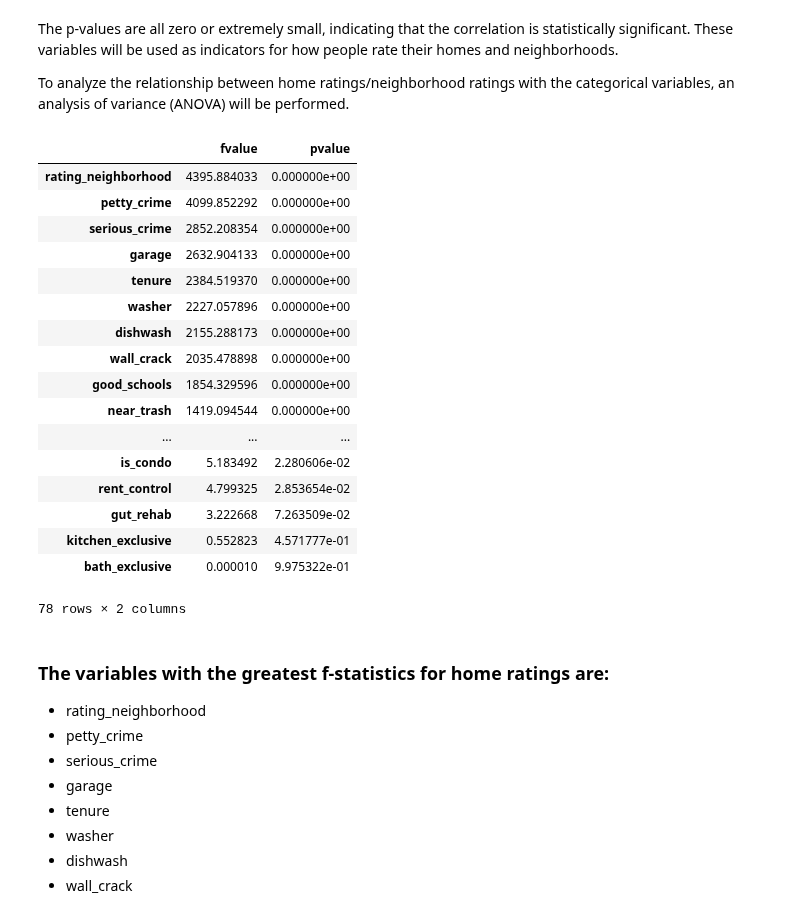
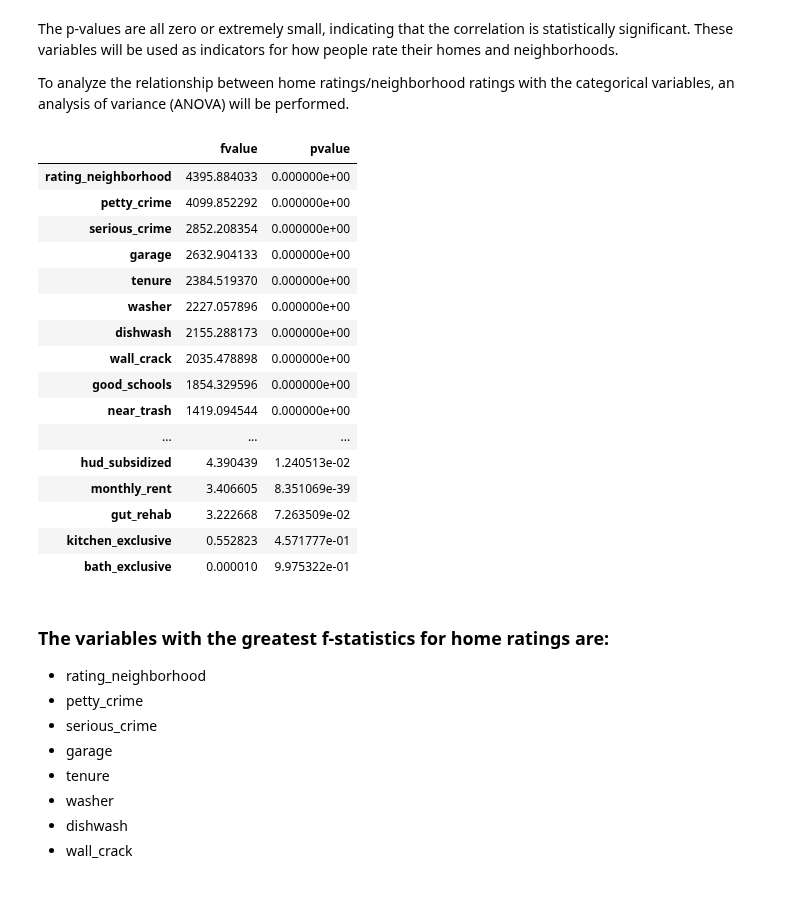
Before and after one commit to kellywong1314/Analytics-and-Machine-Learning, a Jupyter notebook: Capstone 1 - American Housing Satisfaction/Statistical_Analysis_AHS.ipynb, the cells around one changed output. Cells and saved outputs as stored; diff of their text form; code cells hidden in the pictures.

```diff
--- a/Capstone 1 - American Housing Satisfaction/Statistical_Analysis_AHS.ipynb
+++ b/Capstone 1 - American Housing Satisfaction/Statistical_Analysis_AHS.ipynb
@@ -103,26 +106,27 @@ for column in df:
 # drop rows
 
 df_ANOVA_house.drop(['rating_house', 'CONTROL'], inplace=True)
-df_ANOVA_house.sort_values(['pvalue', 'fvalue'], ascending=[True, False])
-# %% [output]
-|  | fvalue | pvalue |
-| rating_neighborhood | 4395.884033 | 0.000000e+00 |
-| petty_crime | 4099.852292 | 0.000000e+00 |
-| serious_crime | 2852.208354 | 0.000000e+00 |
-| garage | 2632.904133 | 0.000000e+00 |
-| tenure | 2384.519370 | 0.000000e+00 |
-| washer | 2227.057896 | 0.000000e+00 |
-| dishwash | 2155.288173 | 0.000000e+00 |
-| wall_crack | 2035.478898 | 0.000000e+00 |
-| good_schools | 1854.329596 | 0.000000e+00 |
-| near_trash | 1419.094544 | 0.000000e+00 |
-| ... | ... | ... |
-| is_condo | 5.183492 | 2.280606e-02 |
-| rent_control | 4.799325 | 2.853654e-02 |
-| gut_rehab | 3.222668 | 7.263509e-02 |
-| kitchen_exclusive | 0.552823 | 4.571777e-01 |
-| bath_exclusive | 0.000010 | 9.975322e-01 |
-78 rows × 2 columns
+# %%
+pd.options.display.max_rows = 999
+df_ANOVA_house.sort_values(['fvalue', 'pvalue'], ascending=[False, True])
+# %% [output]
+|  | fvalue | pvalue |
+| rating_neighborhood | 4395.884033 | 0.000000e+00 |
+| petty_crime | 4099.852292 | 0.000000e+00 |
+| serious_crime | 2852.208354 | 0.000000e+00 |
+| garage | 2632.904133 | 0.000000e+00 |
+| tenure | 2384.519370 | 0.000000e+00 |
+| washer | 2227.057896 | 0.000000e+00 |
+| dishwash | 2155.288173 | 0.000000e+00 |
+| wall_crack | 2035.478898 | 0.000000e+00 |
+| good_schools | 1854.329596 | 0.000000e+00 |
+| near_trash | 1419.094544 | 0.000000e+00 |
+| ... | ... | ... |
+| hud_subsidized | 4.390439 | 1.240513e-02 |
+| monthly_rent | 3.406605 | 8.351069e-39 |
+| gut_rehab | 3.222668 | 7.263509e-02 |
+| kitchen_exclusive | 0.552823 | 4.571777e-01 |
+| bath_exclusive | 0.000010 | 9.975322e-01 |
 # %% [markdown]
 ### The variables with the greatest f-statistics for home ratings are:
 
```
Also changed, not shown: parts of 13 cells of this notebook.
